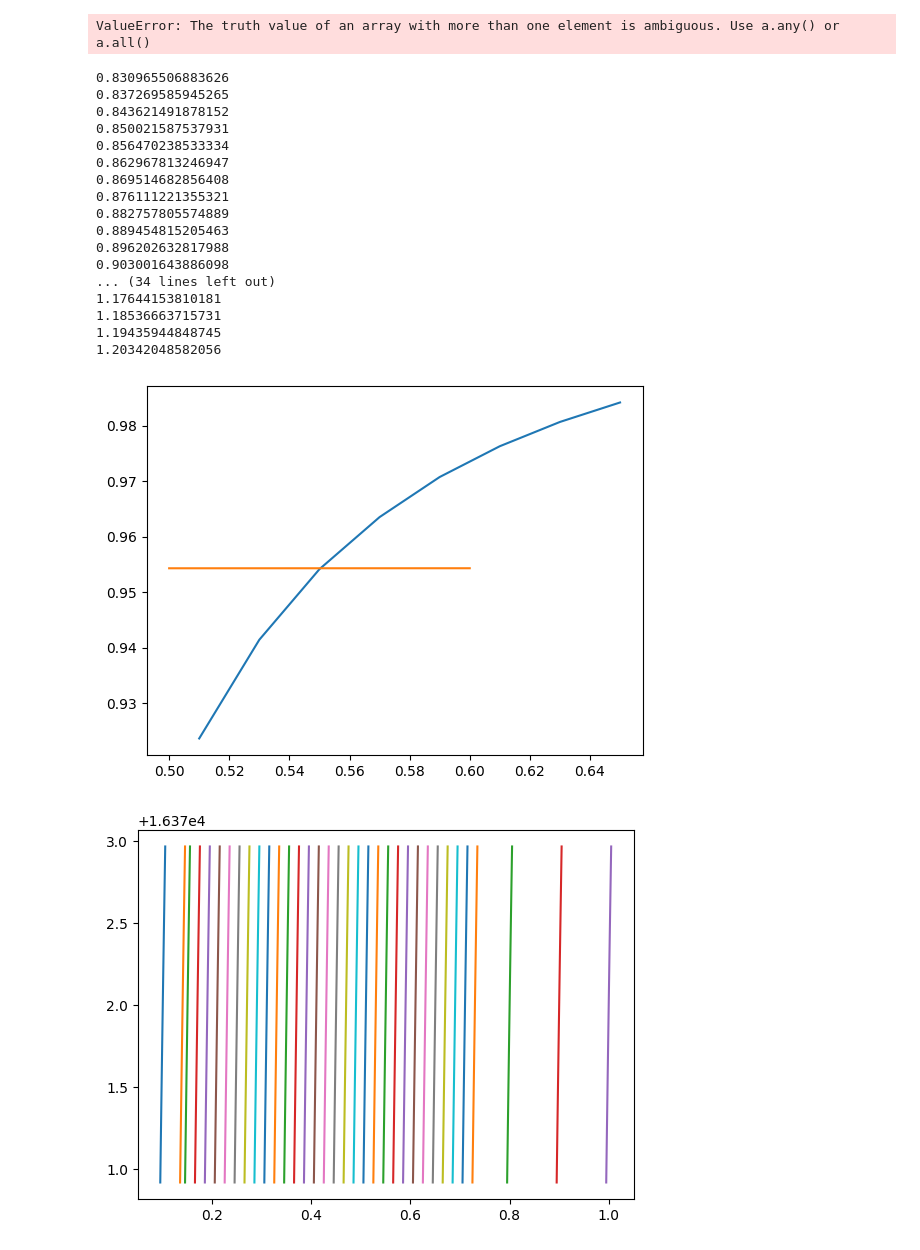
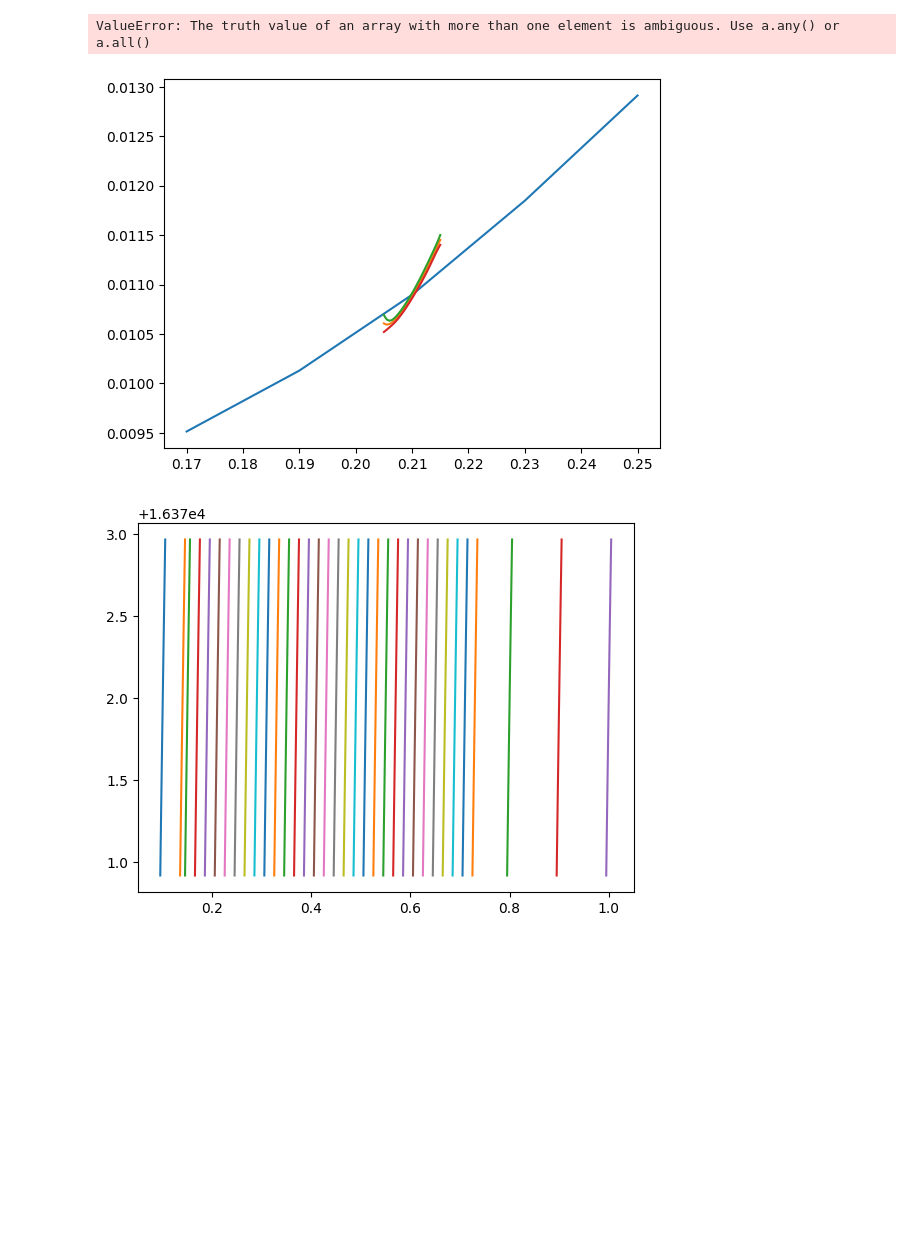
Before and after one commit to ChriGomm/MonteCarlo, a Jupyter notebook: code/auswertung.ipynb, the cells around one changed output. Cells and saved outputs as stored; diff of their text form; code cells hidden in the pictures; blank space fills up the shorter version.

```diff
--- a/code/auswertung.ipynb
+++ b/code/auswertung.ipynb
@@ -339,6 +339,7 @@ with open("fit_params.txt","w") as save:
 # %%
 import numpy as np
 import mpmath as ma
+from scipy.special import logsumexp
 
 def correl(func,start,dist):
     N = (len(func)-start-dist)
@@ -392,7 +393,7 @@ def bootstrap_mean(sample):
     mean_mat = np.mean(bootstrap(sample),axis=1)
     return np.std(mean_mat)
 
-V = 1
+V = 128**2
 def reweighting(beta,beta0,obs,Ham):
     reweighted_mean = np.zeros(len(beta))
     for i in range(len(beta)):
@@ -400,12 +401,20 @@ def reweighting(beta,beta0,obs,Ham):
         partition = 0
         sign = np.sign(beta[i]-beta0)
         for dpoint in range(len(Ham)):
-            if
+
             mean_sum+= obs[dpoint]*V*ma.exp(-(beta[i]-beta0)*Ham[dpoint])**V
             partition += ma.exp(-(beta[i]-beta0)*Ham[dpoint])**V
         print(partition/len(Ham))
         reweighted_mean[i] = mean_sum/partition
     return reweighted_mean/V
+
+def reweighting(beta,beta0,obs,Ham):
+    reweighted_mean = np.zeros(len(beta))
+    for i in range(len(beta)):
+        reweighted_mean[i] = np.exp(logsumexp(a=-(beta[i]-beta0)*Ham*V,b=obs*V,axis=0)-logsumexp(a=-(beta[i]-beta0)*Ham*V,axis=0))
+    return reweighted_mean/V
+
+
 def error_reweight(beta,beta0,obs,Ham,jack_cut):
     obs_jack = jackkknife(obs,jack_cut)
     Ham_jack = jackkknife(Ham,jack_cut)
@@ -458,46 +472,37 @@ countFit/absH.shape[1]
 ValueError: The truth value of an array with more than one element is ambiguous. Use a.any() or a.all()
 # %%
 bn =35
-beta = list(np.zeros(35))
+beta = np.zeros(35)
 for i in range(30):
     beta[i+2]= 0.15 +0.6/30*i
 for i in range(2):
     beta[i] = 0.1+0.04*i
 for i in range(3):
     beta[i+32]= 0.8+ 0.1*i
-idx = 22
-beta0 = beta[idx]
-steps = 30
-a_bd = beta0-0.05
-b_bd = beta
-beta_intvl = np.linspace(beta0-0.05,beta0+0.05)
-mag = np.abs(data_mag[idx,:])
-ham = data_ham[idx,:]
+# idx = 18
+# beta0 = beta[idx]
+# steps = 30
+# a_bd = beta0-0.05
+# b_bd = beta
+# beta_intvl = np.linspace(beta0-0.05,beta0+0.05)
+# mag = np.abs(data_mag[idx,:])
+# ham = data_ham[idx,:]
 fig, ax = plt.subplots(1,1)
 # reweighting(beta_intvl,beta0,mag[20000:40000],ham[20000:40000])
-ax.plot(beta[20:28],mean_mag[20:28])
-for i in range(1):
-    ax.plot(beta_intvl,reweighting(beta_intvl,beta0,mag[20000:40000],ham[20000:40000]))
+
+for i in range(1,2):
+    i=5
+    beta0 = beta[i]
+    # ax.plot(beta[np.max(0,i-5):np.min(bn,i+5)],mean_mag[np.max(0,i-5):np.min(bn,i+5)])
+    ax.plot(beta[3:8],mean_mag[3:8])
+    beta_intvl = np.linspace(beta0-0.005,beta0+0.005)
+    std, mean = error_reweight(beta_intvl,beta0,np.abs(data_mag[i,20000:]),data_ham[i,20000:],20000)
+    ax.plot(beta_intvl,mean)
+    ax.plot(beta_intvl,mean+2*std)
+    ax.plot(beta_intvl,mean-2*std)
 plt.show()
 # %% [output]
-0.830965506883626
-0.837269585945265
-0.843621491878152
-0.850021587537931
-0.856470238533334
-0.862967813246947
-0.869514682856408
-0.876111221355321
-0.882757805574889
-0.889454815205463
-0.896202632817988
-0.903001643886098
-... (34 lines left out)
-1.17644153810181
-1.18536663715731
-1.19435944848745
-1.20342048582056
-[figure, old version]
+[figure, new version]
 # %%
 bn =35
 beta = list(np.zeros(35))
```
Also changed, not shown: parts of 1 cell of this notebook.
